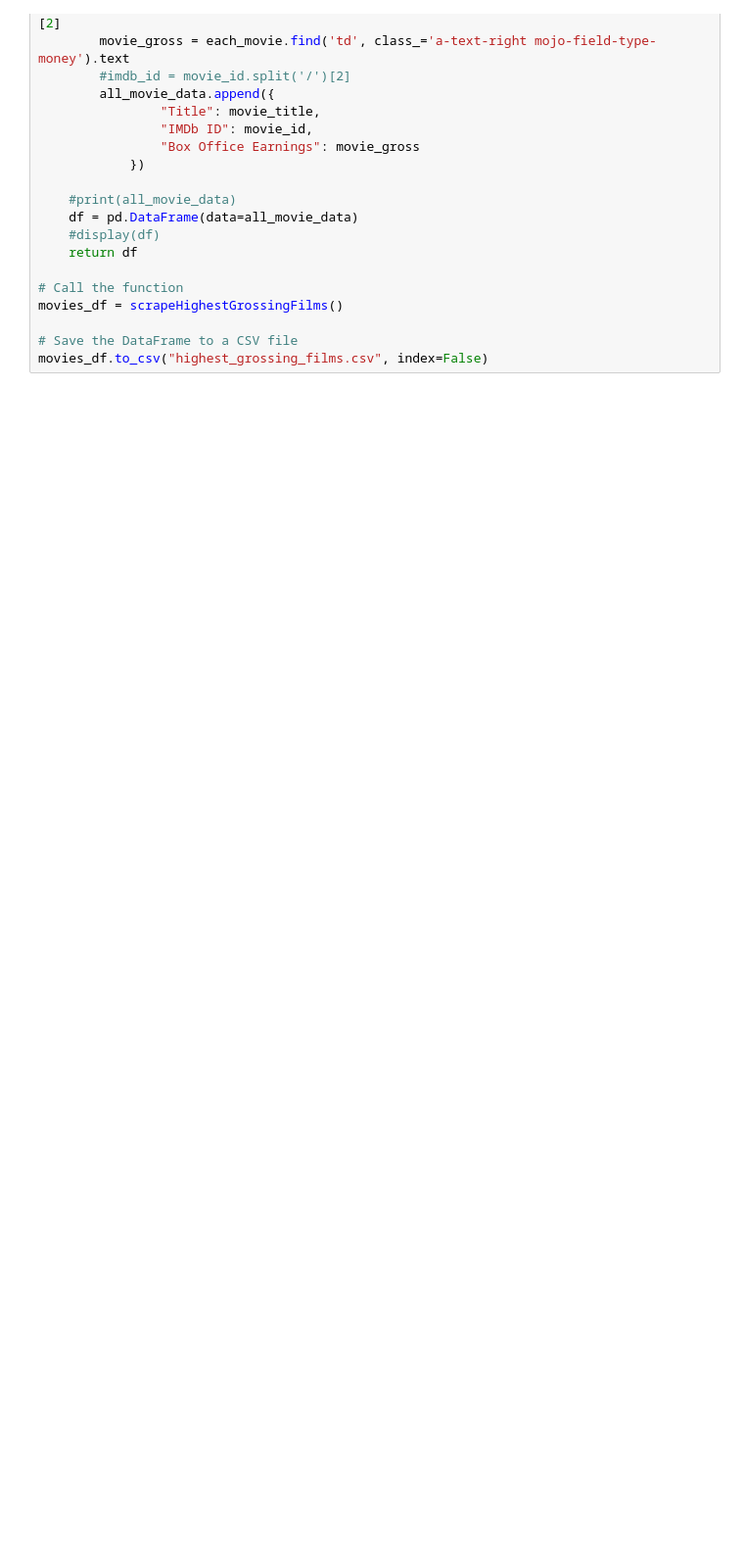
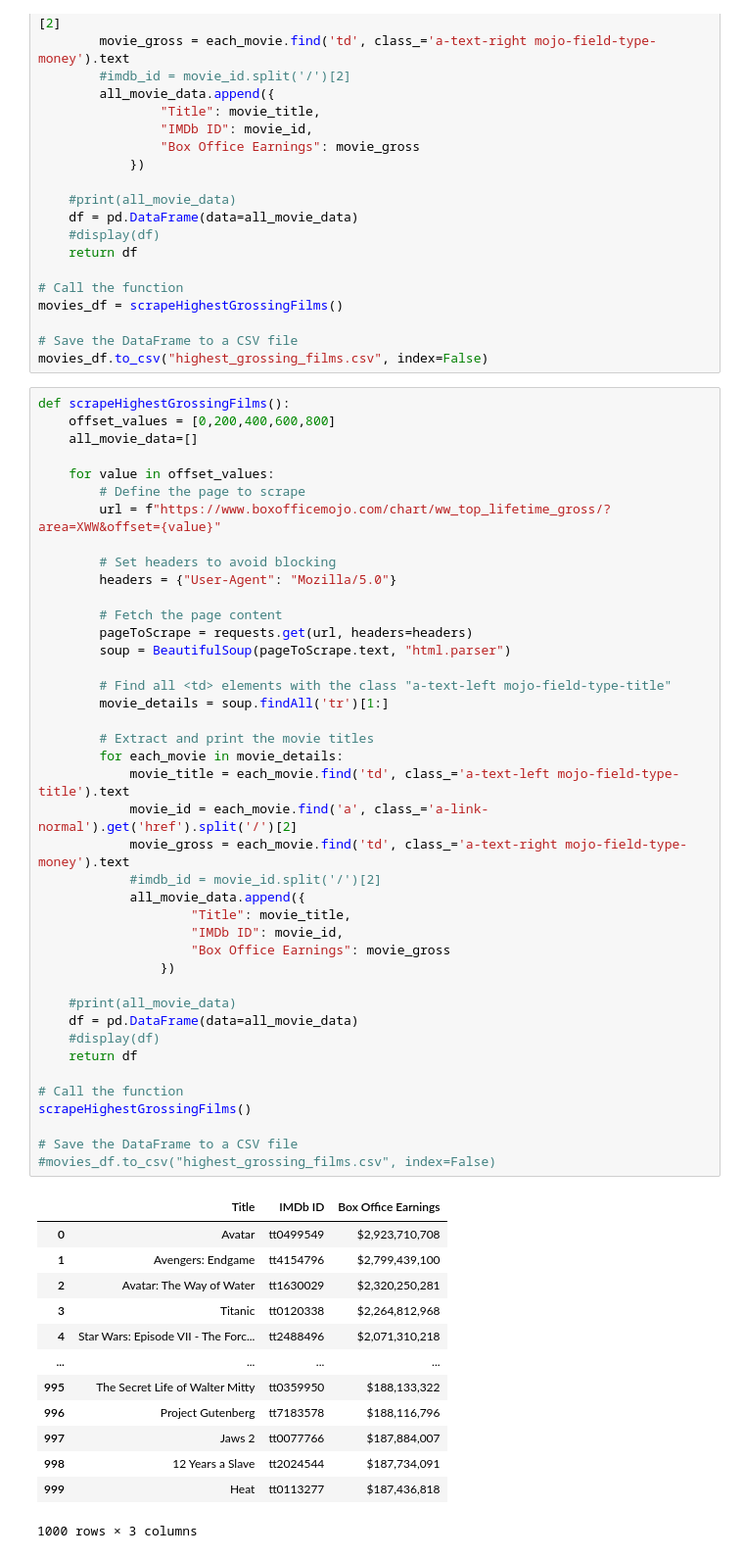
Before and after one commit to sakunithilakarathne/analyzing-movie-ratings-and-trends, a Jupyter notebook: Notebooks/1. box_office_mojo_web_scraping.ipynb, the cells around one changed output. Shown: that part at 98% size. Cells and saved outputs as stored; diff of their text form; blank space fills up the shorter version.

Commit message:
Add Jupyter notebook for final Box Office Mojo web scraping

```diff
--- a/Notebooks/1. box_office_mojo_web_scraping.ipynb
+++ b/Notebooks/1. box_office_mojo_web_scraping.ipynb
@@ -229,3 +229,58 @@ movies_df = scrapeHighestGrossingFilms()
 
 # Save the DataFrame to a CSV file
 movies_df.to_csv("highest_grossing_films.csv", index=False)
+# %%
+def scrapeHighestGrossingFilms():
+    offset_values = [0,200,400,600,800]
+    all_movie_data=[]
+
+    for value in offset_values:
+        # Define the page to scrape
+        url = f"https://www.boxofficemojo.com/chart/ww_top_lifetime_gross/?area=XWW&offset={value}"
+
+        # Set headers to avoid blocking
+        headers = {"User-Agent": "Mozilla/5.0"}
+
+        # Fetch the page content
+        pageToScrape = requests.get(url, headers=headers)
+        soup = BeautifulSoup(pageToScrape.text, "html.parser")
+
+        # Find all <td> elements with the class "a-text-left mojo-field-type-title"
+        movie_details = soup.findAll('tr')[1:]
+
+        # Extract and print the movie titles
+        for each_movie in movie_details:
+            movie_title = each_movie.find('td', class_='a-text-left mojo-field-type-title').text
+            movie_id = each_movie.find('a', class_='a-link-normal').get('href').split('/')[2]
+            movie_gross = each_movie.find('td', class_='a-text-right mojo-field-type-money').text
+            #imdb_id = movie_id.split('/')[2]
+            all_movie_data.append({
+                    "Title": movie_title,
+                    "IMDb ID": movie_id,
+                    "Box Office Earnings": movie_gross
+                })
+
+    #print(all_movie_data)
+    df = pd.DataFrame(data=all_movie_data)
+    #display(df)
+    return df
+
+# Call the function
+scrapeHighestGrossingFilms()
+
+# Save the DataFrame to a CSV file
+#movies_df.to_csv("highest_grossing_films.csv", index=False)
+# %% [output]
+|  | Title | IMDb ID | Box Office Earnings |
+| 0 | Avatar | tt0499549 | $2,923,710,708 |
+| 1 | Avengers: Endgame | tt4154796 | $2,799,439,100 |
+| 2 | Avatar: The Way of Water | tt1630029 | $2,320,250,281 |
+| 3 | Titanic | tt0120338 | $2,264,812,968 |
+| 4 | Star Wars: Episode VII - The Forc... | tt2488496 | $2,071,310,218 |
+| ... | ... | ... | ... |
+| 995 | The Secret Life of Walter Mitty | tt0359950 | $188,133,322 |
+| 996 | Project Gutenberg | tt7183578 | $188,116,796 |
+| 997 | Jaws 2 | tt0077766 | $187,884,007 |
+| 998 | 12 Years a Slave | tt2024544 | $187,734,091 |
+| 999 | Heat | tt0113277 | $187,436,818 |
+1000 rows × 3 columns
```
